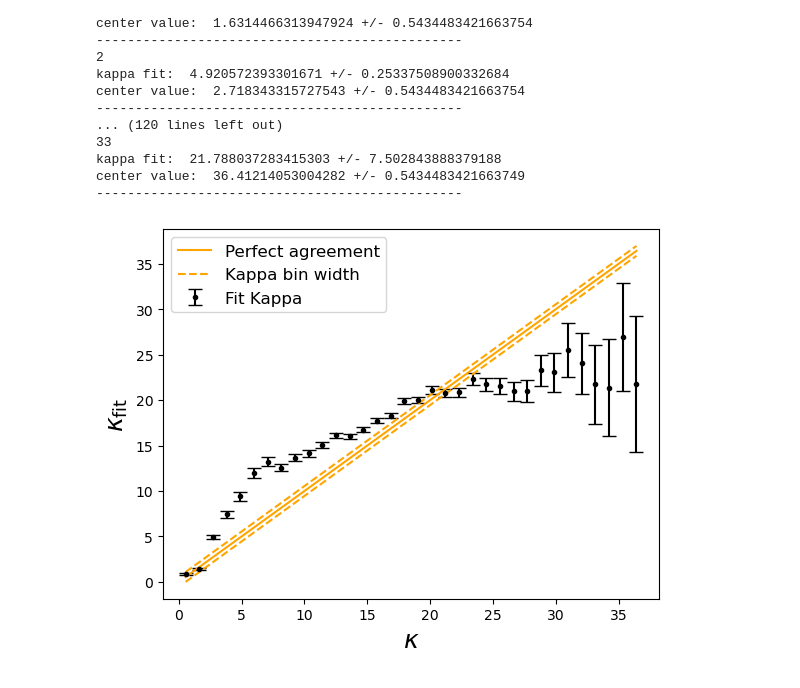
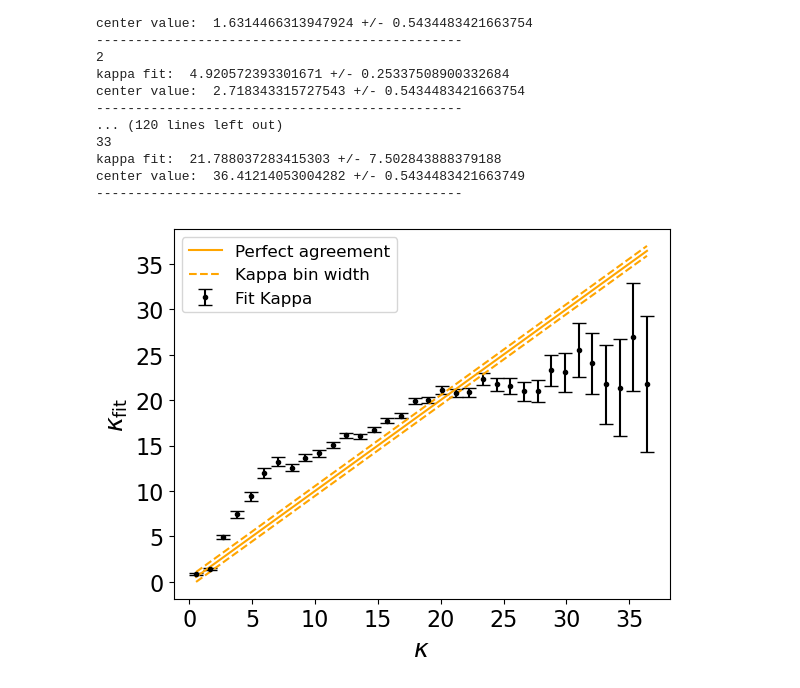
Before and after one commit to mghrear/3D_Heteroscedastic_Convnet, a Jupyter notebook: test_kappa.ipynb, the cells around one changed output. Saved outputs shown, nothing was run; the diff lists cells and outputs as text; code cells hidden in the pictures.

```diff
--- a/test_kappa.ipynb
+++ b/test_kappa.ipynb
@@ -246,16 +248,18 @@ center value:  36.41214053004282 +/- 0.5434483421663749
 # %%
 k_fits = np.array(k_fits)
 k_fits_errs = np.array(k_fits_errs)
 k_centers = np.array(k_centers)
 k_centers_errs = np.array(k_centers_errs)
 
 plt.errorbar(k_centers[0:60], k_fits[0:60], yerr = k_fits_errs[0:60], xerr = None, ls='none',color='k',fmt='.',capsize=5,label="Fit Kappa")
 plt.plot(k_centers,k_centers,color ='orange',label="Perfect agreement")
 plt.plot(k_centers,k_centers+k_centers_errs, ls = '--',color ='orange', label="Kappa bin width")
 plt.plot(k_centers,k_centers-k_centers_errs,ls = '--',color ='orange')
 plt.xlabel(r"$\kappa$", fontsize=18)
 plt.ylabel(r"$\kappa_{\rm{fit}}$", fontsize=18)
+plt.xticks(fontsize=16)
+plt.yticks(fontsize=16)
 plt.legend( fontsize=12)
 plt.savefig("kappa2.pdf")
 # %% [output]
-[figure, old version]
+[figure, new version]
```
Also changed, not shown: parts of 1 cell of this notebook.
